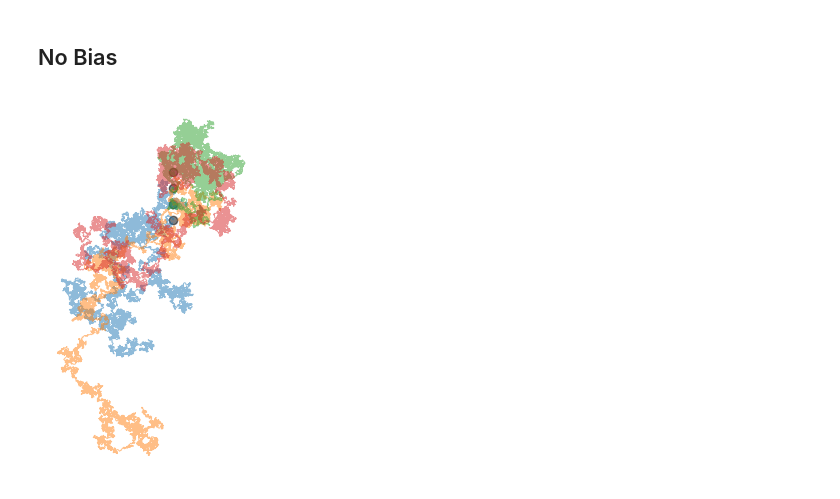
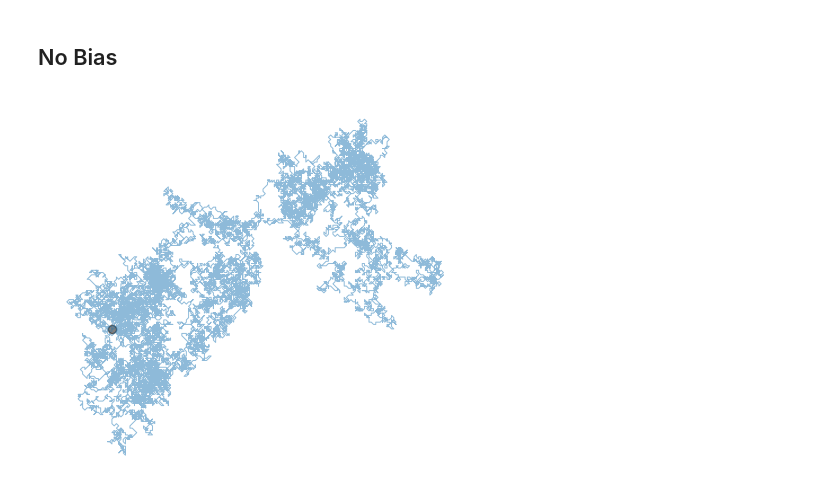
Before and after one commit to isabelnic/Photography, a Jupyter notebook: BM_plot.ipynb, the cells around one changed output. Drawn from its saved outputs; the diff is of its cells as text; code cells hidden in the pictures.

```diff
--- a/BM_plot.ipynb
+++ b/BM_plot.ipynb
@@ -62,15 +62,15 @@ plt.show()
 # %%
 particle1 = brownian_motion(num_steps, start_pos=[0, 0])
 particle2 = brownian_motion(num_steps, start_pos=[0, 20])
 particle3 = brownian_motion(num_steps, start_pos=[0, 40])
 particle4 = brownian_motion(num_steps, start_pos=[0, 60])
 plot_particle(particle1)
-plot_particle(particle2)
-plot_particle(particle3)
-plot_particle(particle4)#, arrows=True)
+# plot_particle(particle2)
+# plot_particle(particle3)
+# plot_particle(particle4)#, arrows=True)
 plt.gca().set_aspect('equal', adjustable='box')
 t = datetime.datetime.now().strftime('%Y-%m-%d_%H%M%S')
 plt.savefig(f'BM_plots\\brownian_motion_{t}.pdf', dpi=600)
 plt.show()
 # %% [output]
-[figure, old version]
+[figure, new version]
```
Also changed, not shown: parts of 1 cell of this notebook, 8 other files.
